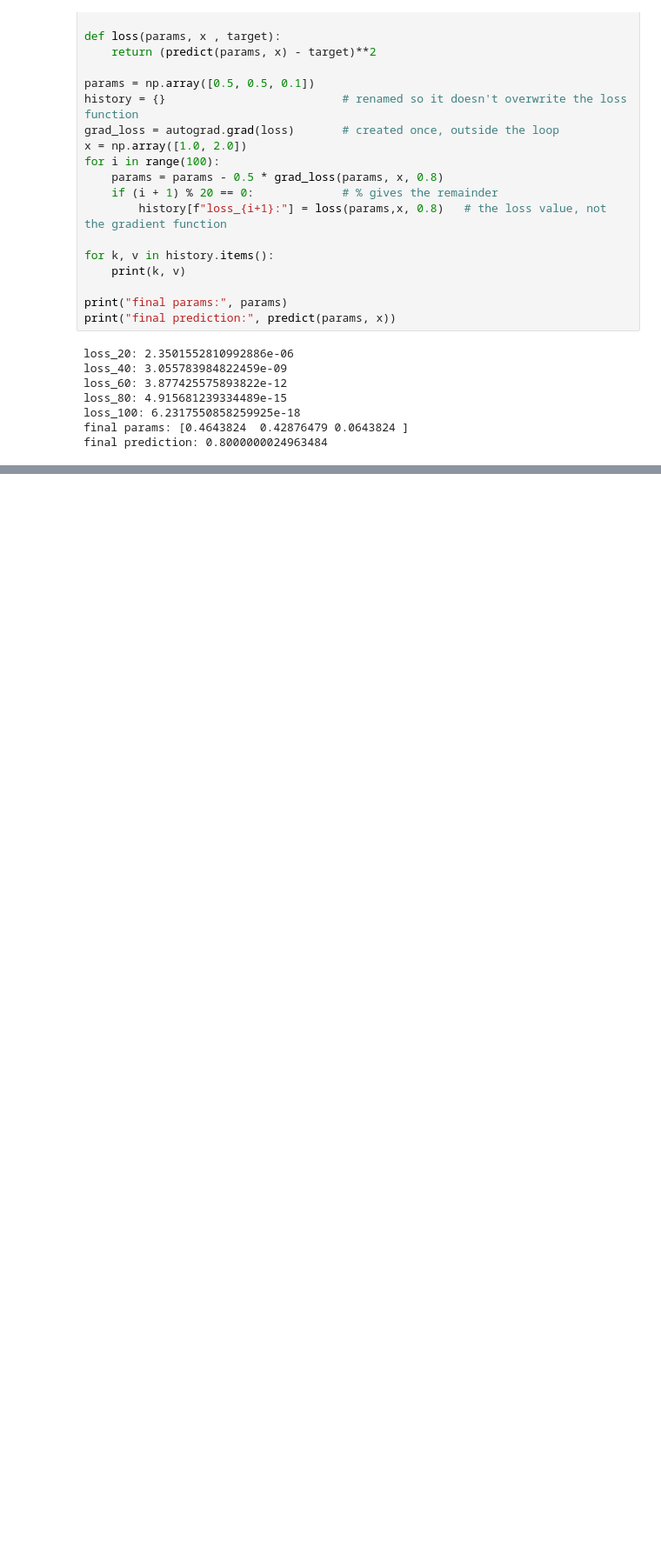
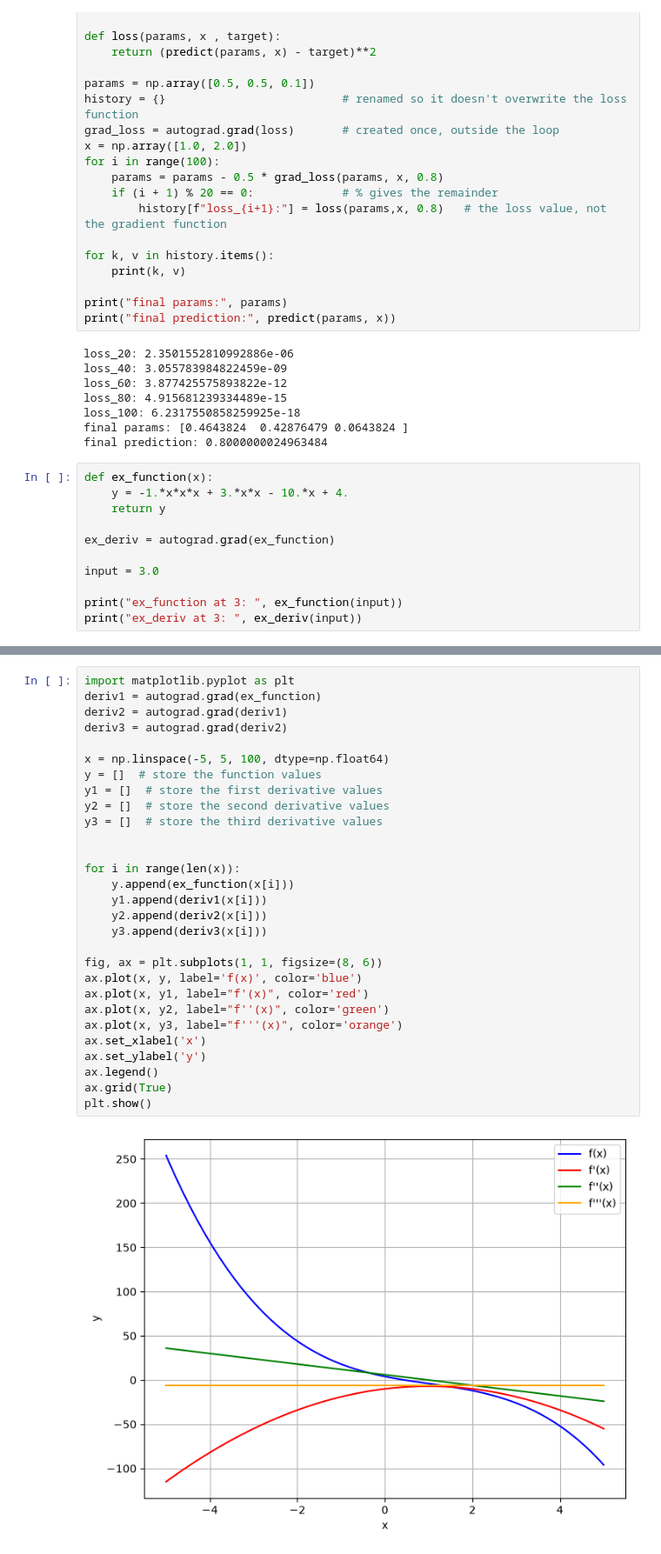
Before and after one commit to BoniYu/Hybrid_model_CSTR, a Jupyter notebook: Notebook/autograd_learn.ipynb, the cells around one changed output, grey strips where cells are left out. Shown at 87% size. Saved outputs shown, nothing was run; the diff lists cells and outputs as text; blank space fills up the shorter version.

Commit message:
Added more function in the practice notebook

```diff
--- a/Notebook/autograd_learn.ipynb
+++ b/Notebook/autograd_learn.ipynb
@@ -227,3 +215,14 @@ loss_80: 4.915681239334489e-15
 loss_100: 6.2317550858259925e-18
 final params: [0.4643824  0.42876479 0.0643824 ]
 final prediction: 0.8000000024963484
+# %%
+def ex_function(x):
+    y = -1.*x*x*x + 3.*x*x - 10.*x + 4.
+    return y
+
+ex_deriv = autograd.grad(ex_function)
+
+input = 3.0
+
+print("ex_function at 3: ", ex_function(input))
+print("ex_deriv at 3: ", ex_deriv(input))
@@ -229,0 +232,31 @@ final prediction: 0.8000000024963484
+# %%
+import matplotlib.pyplot as plt
+deriv1 = autograd.grad(ex_function)
+deriv2 = autograd.grad(deriv1)
+deriv3 = autograd.grad(deriv2)
+
+x = np.linspace(-5, 5, 100, dtype=np.float64)
+y = []  # store the function values
+y1 = []  # store the first derivative values
+y2 = []  # store the second derivative values
+y3 = []  # store the third derivative values
+
+
+for i in range(len(x)):
+    y.append(ex_function(x[i]))
+    y1.append(deriv1(x[i]))
+    y2.append(deriv2(x[i]))
+    y3.append(deriv3(x[i]))
+
+fig, ax = plt.subplots(1, 1, figsize=(8, 6))
+ax.plot(x, y, label='f(x)', color='blue')
+ax.plot(x, y1, label="f'(x)", color='red')
+ax.plot(x, y2, label="f''(x)", color='green')
+ax.plot(x, y3, label="f'''(x)", color='orange')
+ax.set_xlabel('x')
+ax.set_ylabel('y')
+ax.legend()
+ax.grid(True)
+plt.show()
+# %% [output]
+[figure, added]
```
Also changed, not shown: parts of 2 cells of this notebook, 1 other file.
